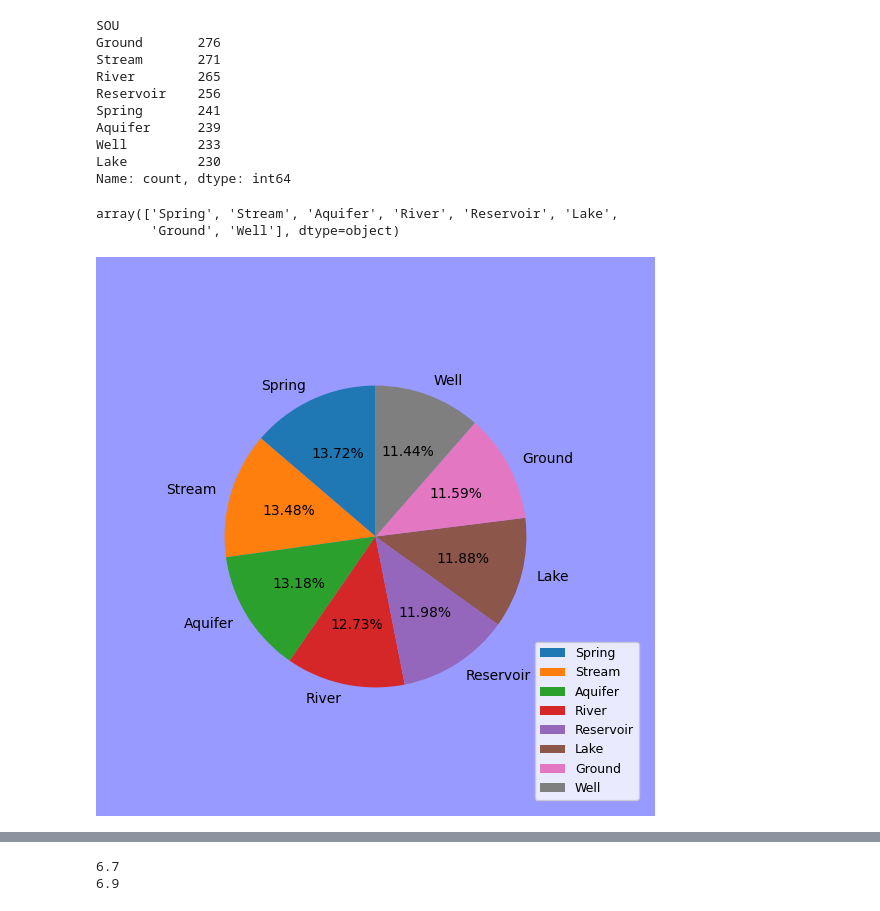
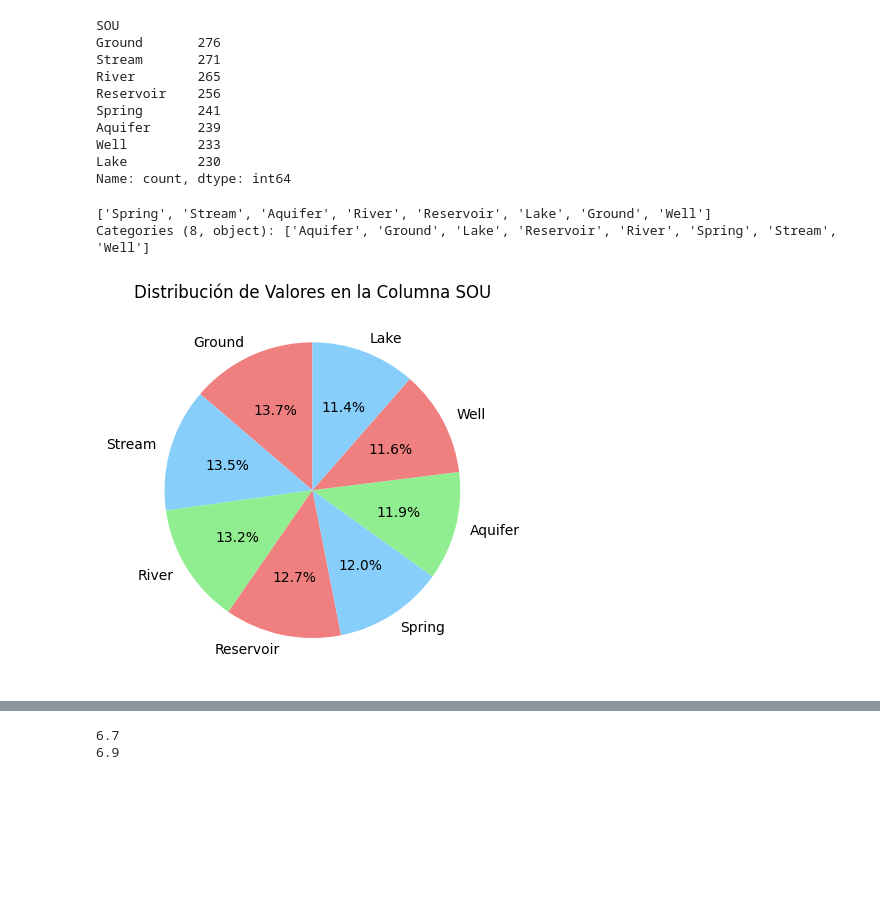
Before and after one commit to Guillermo-Marin11/Coder-House, a Jupyter notebook: ProyectoDS_Parte1_Marin.ipynb, the cells around one changed output, grey strips where cells are left out. Saved outputs shown, nothing was run; the diff lists cells and outputs as text; code cells hidden in the pictures; blank space fills up the shorter version.

```diff
--- a/ProyectoDS_Parte1_Marin.ipynb
+++ b/ProyectoDS_Parte1_Marin.ipynb
@@ -158,3 +128,0 @@ df_reindexado
-# %%
-df = df.replace(',','.', regex=True)
-df
@@ -174,0 +194,6 @@ df
+# %%
+# Reemplazamos la ',' por el '.' debido a que con la ',' no nos estaba tomando
+# el tipo de dato correcto
+
+df = df_reindexado.replace(',','.', regex=True)
+df
@@ -175,5 +214,6 @@ df
 # %%
-#PH,HAR,SOL,CHL,SUL,CON,ORG,TRI,TUR,COL,SOU,POT
+# Realizamos la modificación en los tipos de datos que tenemos en nuestro DS
+
 df['PH'] = df['PH'].astype(float)
 df['HAR'] = df['HAR'].astype(float)
 df['SOL'] = df['SOL'].astype(float)
@@ -183,6 +223,6 @@ df['CON'] = df['CON'].astype(float)
 df['ORG'] = df['ORG'].astype(float)
 df['TRI'] = df['TRI'].astype(float)
 df['TUR'] = df['TUR'].astype(float)
-df['COL'] = df['COL'].astype(str)
-df['SOU'] = df['SOU'].astype(str)
-df['POT'] = df['POT'].astype(int)
+df['COL'] = df['COL'].astype('category')
+df['SOU'] = df['SOU'].astype('category')
+df['POT'] = df['POT'].astype('category')
@@ -259,24 +285,22 @@ Well         233
 Lake         230
 Name: count, dtype: int64
 # %%
+## Extracción de datos únicos por origen de extracción para la realziación
+## del piechart
+
 sounicos = df['SOU'].unique()
 sounicos
-
-## Extracción de datos únicos por origen de extracción para la realziación
-## del piechart
 # %% [output]
-array(['Spring', 'Stream', 'Aquifer', 'River', 'Reservoir', 'Lake',
-       'Ground', 'Well'], dtype=object)
+['Spring', 'Stream', 'Aquifer', 'River', 'Reservoir', 'Lake', 'Ground', 'Well']
+Categories (8, object): ['Aquifer', 'Ground', 'Lake', 'Reservoir', 'River', 'Spring', 'Stream', 'Well']
 # %%
 ## Gráfico univariado de variable categórica
 ## En este piechart podemos observar en porcentaje las cantidades de datos
 ## por origen de extracción que se utilizaron para el análisis
 
-fig,ax = plt.subplots(figsize =(8,7))
-fig.set_facecolor('#989AFF')
-
-ax.pie(conteoxsou, labels = sounicos,radius=0.7, startangle=90, autopct="%1.2f%%")
-plt.legend(loc="lower right", labels=sounicos,fontsize=9)
+conteoxsou.plot.pie(autopct='%1.1f%%', startangle=90, colors=['lightcoral', 'lightskyblue', 'lightgreen'])
+plt.title('Distribución de Valores en la Columna SOU')
+plt.ylabel('')  # Opcional: eliminar la etiqueta del eje y
 plt.show()
 # %% [output]
-[figure, old version]
+[figure, new version]
```
Also changed, not shown: parts of 48 cells of this notebook.
